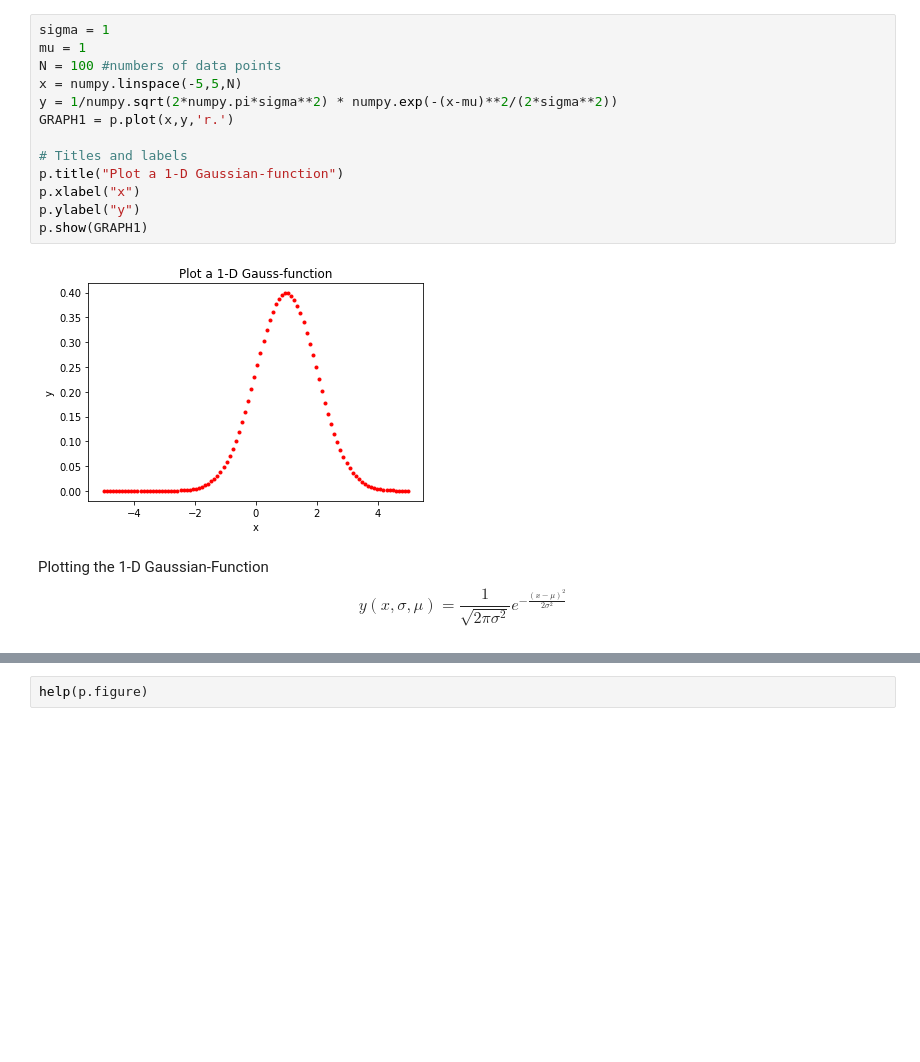
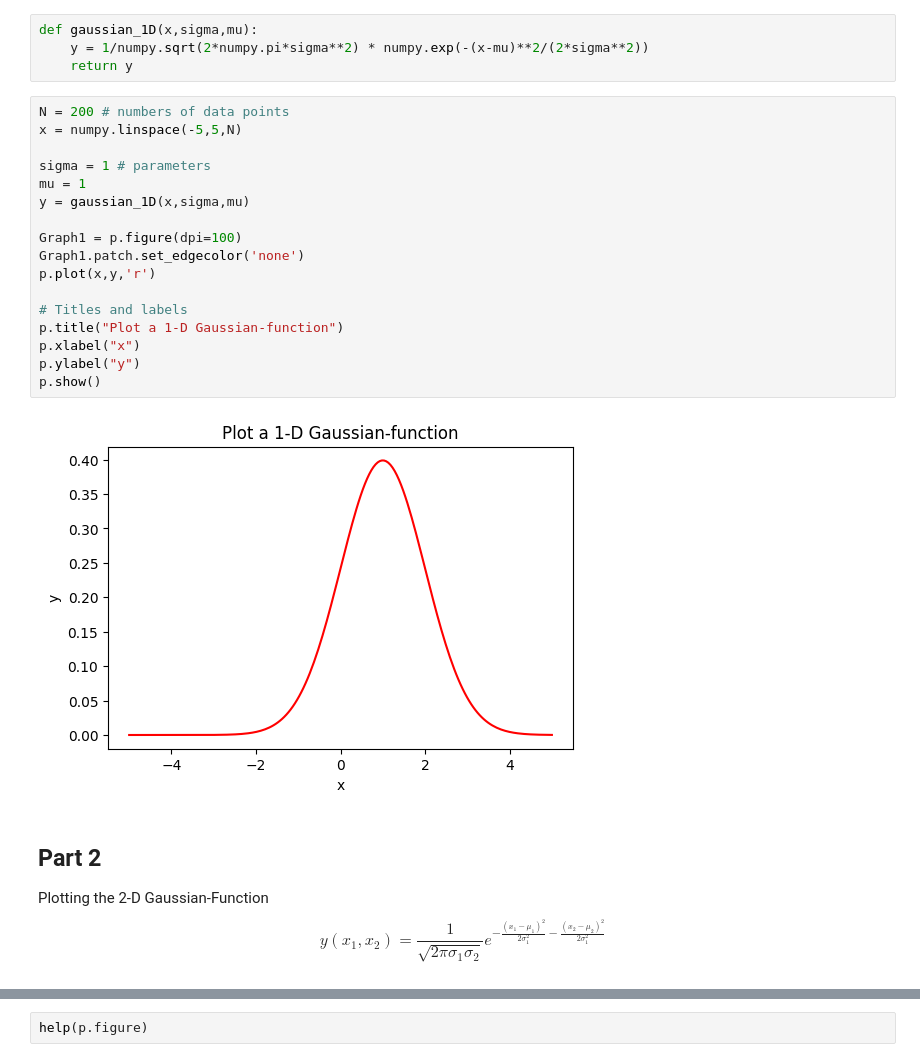
Before and after one commit to GAAWAI/ComPhy1, a Jupyter notebook: Uebung1.ipynb, the cells around one changed output, grey strips where cells are left out. Saved outputs shown, nothing was run; the diff lists cells and outputs as text; blank space fills up the shorter version.

```diff
--- a/Uebung1.ipynb
+++ b/Uebung1.ipynb
@@ -6,20 +11,30 @@ UE 1 CP 1
+# %%
+def gaussian_1D(x,sigma,mu):
+    y = 1/numpy.sqrt(2*numpy.pi*sigma**2) * numpy.exp(-(x-mu)**2/(2*sigma**2))
+    return y
 # %%
-sigma = 1
+N = 200 # numbers of data points
+x = numpy.linspace(-5,5,N)
+
+sigma = 1 # parameters
 mu = 1
-N = 100 #numbers of data points
-x = numpy.linspace(-5,5,N)
-y = 1/numpy.sqrt(2*numpy.pi*sigma**2) * numpy.exp(-(x-mu)**2/(2*sigma**2))
-GRAPH1 = p.plot(x,y,'r.')
+y = gaussian_1D(x,sigma,mu)
+
+Graph1 = p.figure(dpi=100)
+Graph1.patch.set_edgecolor('none')
+p.plot(x,y,'r')
 
 # Titles and labels
 p.title("Plot a 1-D Gaussian-function")
 p.xlabel("x")
 p.ylabel("y")
-p.show(GRAPH1)
+p.show()
 # %% [output]
-[figure, old version]
+[figure, new version]
 # %% [markdown]
-Plotting the 1-D Gaussian-Function $$ y(x,\sigma,\mu) = \frac{1}{\sqrt{2\pi\sigma^2}} e^{-\frac{(x-\mu)^2}{2 \sigma^2}} $$
+## Part 2
+Plotting the 2-D Gaussian-Function
+$$ y(x_1,x_2) = \frac{1}{\sqrt{2\pi\sigma_1\sigma_2}} e^{-\frac{(x_1-\mu_1)^2}{2 \sigma_1^2} -\frac{(x_2-\mu_2)^2}{2 \sigma_1^2}} $$
 # %%
 from mpl_toolkits.mplot3d import Axes3D
 
```
Also changed, not shown: parts of 6 cells of this notebook, 3 other files.
